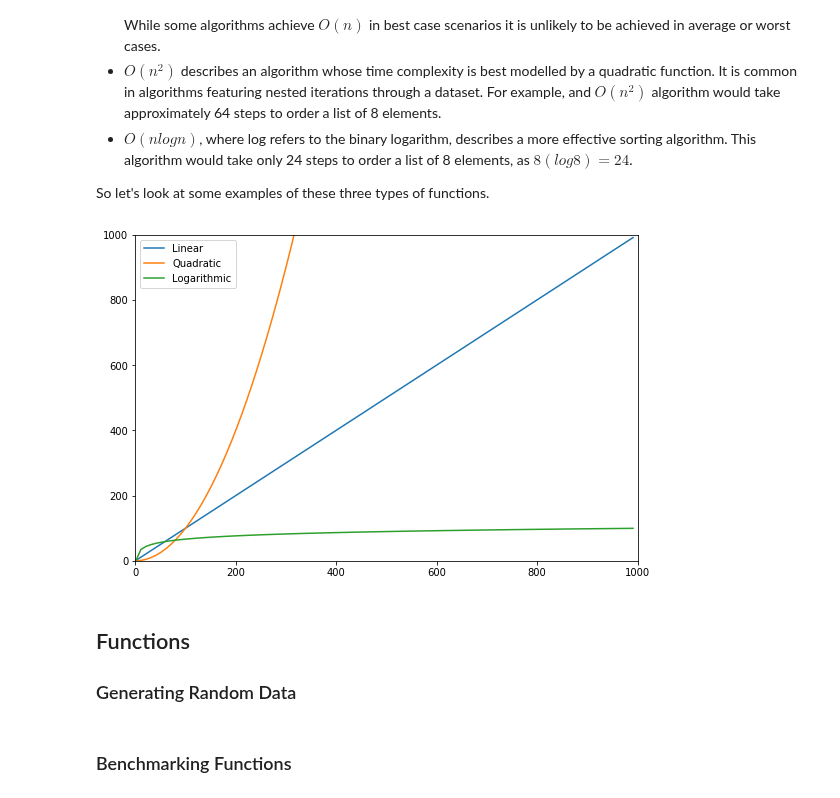
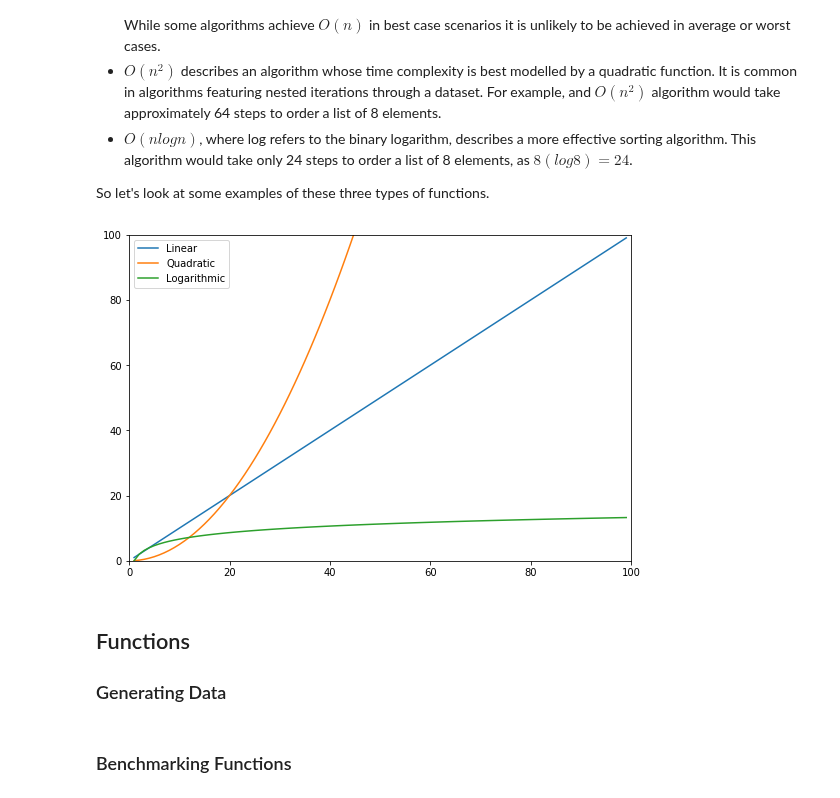
Before and after one commit to MarionMcG/algorithms, a Jupyter notebook: sorting_algorithms.ipynb, the cells around one changed output. Cells and saved outputs as stored; diff of their text form; code cells hidden in the pictures.

```diff
--- a/sorting_algorithms.ipynb
+++ b/sorting_algorithms.ipynb
@@ -52,21 +52,21 @@ Big O notation is a mathematical notation used to classify algorithms based on t
 
 So let's look at some examples of these three types of functions.
 # %%
-num = range(1, 1000, 10)
+num = range(1, 100, 1)
 f = plt.subplots(figsize = (9, 6))
 x = [(n) for n in num]
 plt.plot(num, x,  label = 'Linear')
-y = [(n**2)/100 for n in num]
+y = [(n**2)/20 for n in num]
 plt.plot(num, y,  label = 'Quadratic')
-z = [(10*(np.log2(n))) for n in num]
+z = [(2*(np.log2(n))) for n in num]
 plt.plot(num, z,  label = 'Logarithmic')
-plt.axis([0, 1000, 0, 1000])
+plt.axis([0, 100, 0, 100])
 plt.legend();
 # %% [output]
-[figure, old version]
+[figure, new version]
 # %% [markdown]
 ## Functions
-### Generating Random Data
+### Generating Data
 # %%
 #Function used to generate random data
 def rand(n):
```
Also changed, not shown: parts of 34 cells of this notebook.
